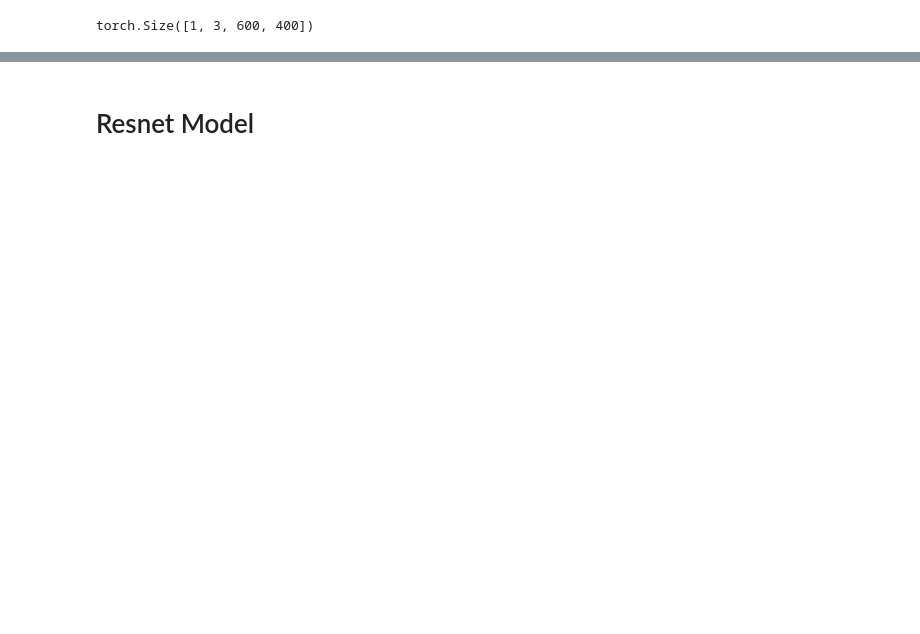
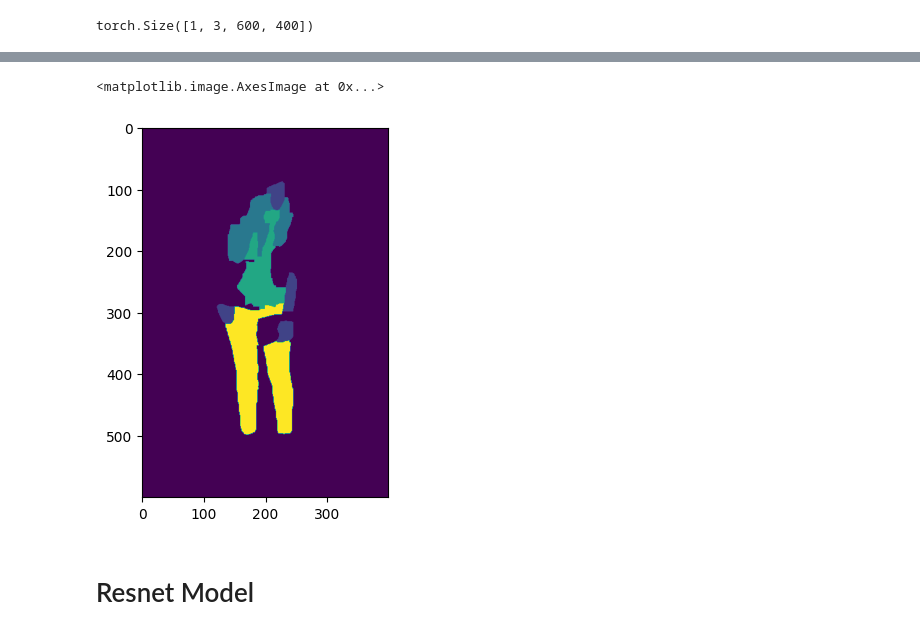
Before and after one commit to Hamza-333/Image_Segmentation, a Jupyter notebook: CSC420_Final_Project.ipynb, the cells around one changed output, grey strips where cells are left out. Saved outputs shown, nothing was run; the diff lists cells and outputs as text; code cells hidden in the pictures; blank space fills up the shorter version.

```diff
--- a/CSC420_Final_Project.ipynb
+++ b/CSC420_Final_Project.ipynb
@@ -291,3 +173,8 @@ train_data_clothing.__getitem__(1)[0]
+# %%
+plt.imshow(label[0])
+# %% [output]
+<matplotlib.image.AxesImage at 0x...>
+[figure, added]
 # %% [markdown]
 # Resnet Model
 # %%
```
Also changed, not shown: parts of 95 cells of this notebook.
